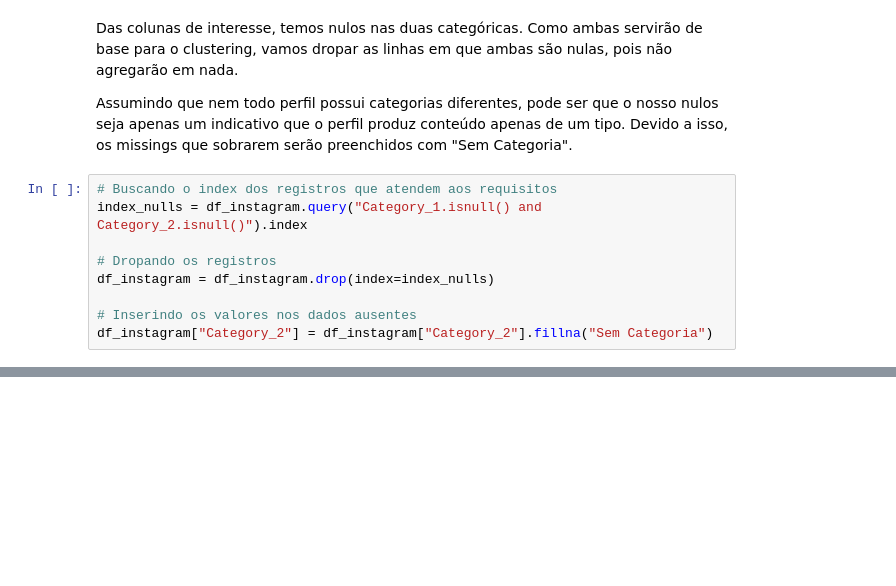
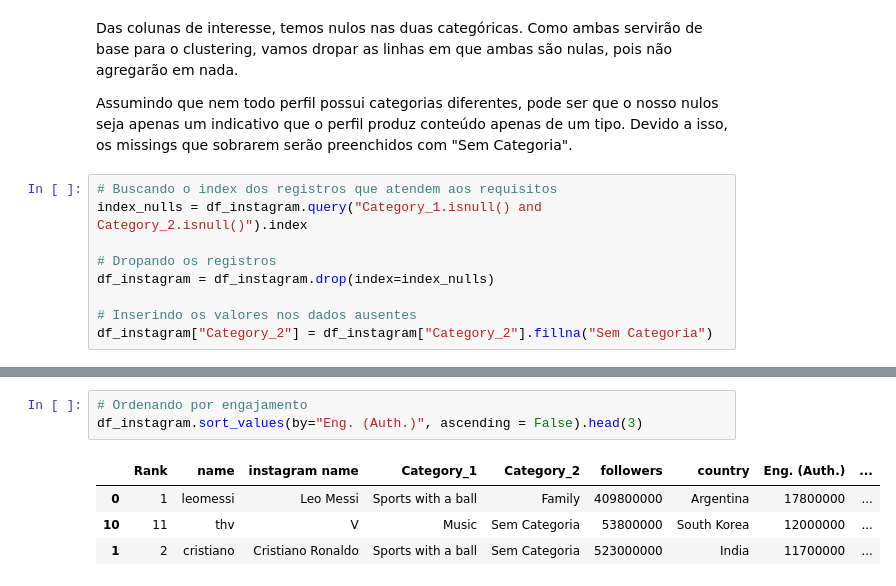
Before and after one commit to dnsrsdata/instagram_eda, a Jupyter notebook: notebooks/EDA.ipynb, the cells around one changed output, grey strips where cells are left out. Cells and saved outputs as stored; diff of their text form; blank space fills up the shorter version.

```diff
--- a/notebooks/EDA.ipynb
+++ b/notebooks/EDA.ipynb
@@ -387,0 +328,8 @@ array([ 5.30115237e-01,  3.21541638e-01,  2.82239623e-01,  4.09143050e-01,
+# %%
+# Ordenando por engajamento
+df_instagram.sort_values(by="Eng. (Auth.)", ascending = False).head(3)
+# %% [output]
+|  | Rank | name | instagram name | Category_1 | Category_2 | followers | country | Eng. (Auth.) | ... |
+| 0 | 1 | leomessi | Leo Messi | Sports with a ball | Family | 409800000 | Argentina | 17800000 | ... |
+| 10 | 11 | thv | V | Music | Sem Categoria | 53800000 | South Korea | 12000000 | ... |
+| 1 | 2 | cristiano | Cristiano Ronaldo | Sports with a ball | Sem Categoria | 523000000 | India | 11700000 | ... |
```
Also changed, not shown: parts of 24 cells of this notebook.
